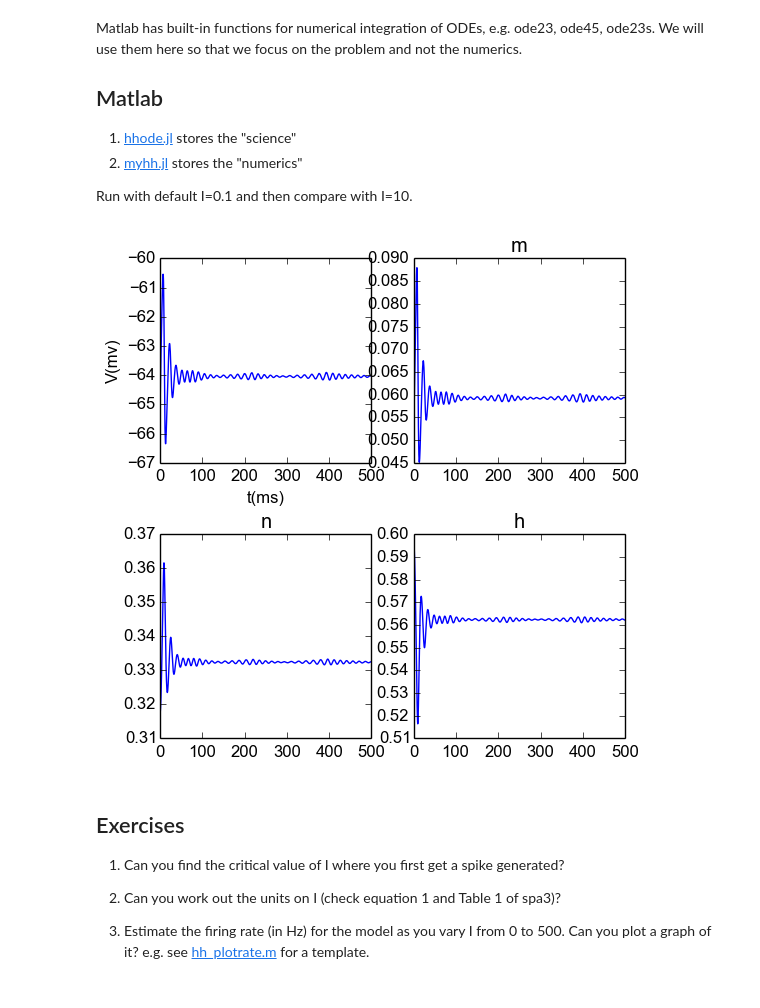
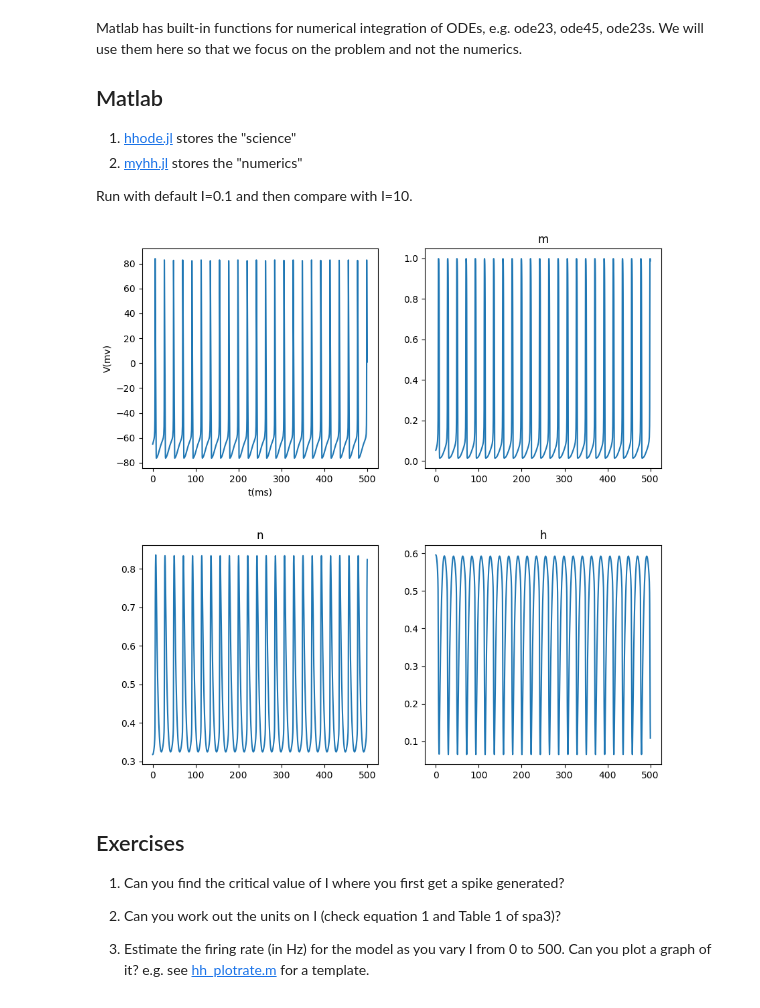
Before and after one commit to sje30/cnw, a Jupyter notebook: Introduction to Computational Neuroscience.ipynb, the cells around one changed output. Drawn from its saved outputs; the diff is of its cells as text; code cells hidden in the pictures.

```diff
--- a/Introduction to Computational Neuroscience.ipynb
+++ b/Introduction to Computational Neuroscience.ipynb
@@ -83,9 +83,9 @@ the problem and not the numerics.
 
 Run with default I=0.1 and then compare with I=10.
 # %%
-I=5.0; include("myhh.jl")
+I=10.0; include("myhh.jl")
 # %% [output]
-[figure, old version]
+[figure, new version]
 # %% [markdown]
 ## Exercises
 
```
Also changed, not shown: parts of 5 cells of this notebook.
